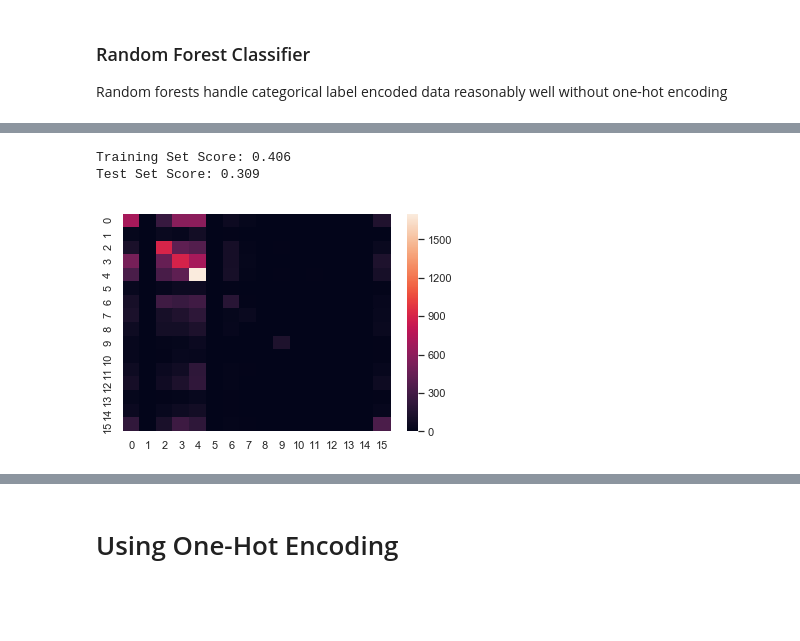
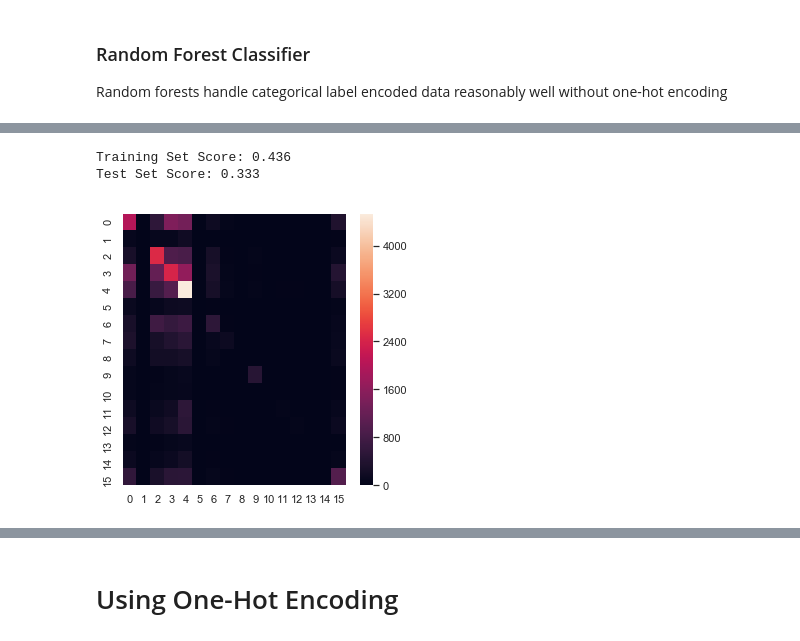
Before and after one commit to cbevis/SF_311, a Jupyter notebook: 311-Exploratory-Analysis.ipynb, the cells around one changed output, grey strips where cells are left out. Drawn from its saved outputs; the diff is of its cells as text; code cells hidden in the pictures; blank space fills up the shorter version.

Commit message:
Added more plots, added day of week to random forest modeling

```diff
--- a/311-Exploratory-Analysis.ipynb
+++ b/311-Exploratory-Analysis.ipynb
@@ -86,0 +102,15 @@ array([ 6.,  8.,  4.,  9.,  5., 10.,  3., 11.,  2.,  1.,  7.,  0., nan])
+# %%
+sns.catplot(x='category',
+            kind='count',
+            palette="ch:.25",
+            height=5,
+            aspect=2,
+            order = df['category'].value_counts().index,
+            data=df)
+sns.set(rc={'figure.figsize':(10,20)})
+plt.xticks(rotation=90)
+plt.xlabel('Category', fontsize=14)
+plt.ylabel('Number of Cases', fontsize=14)
+plt.title('Case Count by Category', fontsize=16)
+plt.show()
+print('Number of categories: {}'.format(df['category'].nunique()))
@@ -492,7 +620,7 @@ plt.show()
 ### Selected Features
 # %%
 # Store the features used for modeling
-features = ['month', 'neighborhood', 'street']
+features = ['month', 'neighborhood', 'street', 'day']
 # %% [markdown]
 ### Training and test data sets
 # %%
@@ -503,23 +631,27 @@ le_month = LabelEncoder()
 le_neigh = LabelEncoder()
 le_street = LabelEncoder()
 le_group = LabelEncoder()
+le_day = LabelEncoder()
 
 X['month'] = le_month.fit_transform(X['month'])
 X['neighborhood'] = le_neigh.fit_transform(X['neighborhood'])
 X['street'] = le_street.fit_transform(X['street'])
+X['day'] = le_day.fit_transform(X['day'])
+
 y = le_group.fit_transform(y)
 
 X_train, X_test, y_train, y_test = train_test_split(X,
-                                                   y,
-                                                   test_size=0.25,
-                                                   random_state=42)
+                                                    y,
+                                                    test_size=0.25,
+                                                    random_state=42)
 # %% [markdown]
 ### Random Forest Classifier
 Random forests handle categorical label encoded data reasonably well without one-hot encoding
 # %%
-parameters = {'max_features': range(1,3),
+parameters = {'max_features': range(1, 4),
               'n_estimators': [50, 100, 200, 300, 400, 500],
-              'min_samples_leaf': [10,50,100,200,500]}
+              'min_samples_leaf': [10, 50, 100, 200, 500]}
 
+rfc = RandomForestClassifier()
 cv = GridSearchCV(rfc, parameters, cv = 5)
 cv.fit(X_train, y_train)
@@ -528,22 +675,23 @@ cv.best_params_
 # %%
 # Initiate a Random Forest Class
-rfc = RandomForestClassifier(max_features=2,
+rfc = RandomForestClassifier(max_features=3,
                              min_samples_leaf=10,
-                             n_estimators=500)
+                             n_estimators=300)
 
 # Fit the Model
 rfc.fit(X_train, y_train)
 y_pred = rfc.predict(X_test)
 
 # Look at the score for the training under sampled data
 y_train_pred = rfc.predict(X_train)
 print('Training Set Score: {:.3f}'.format(rfc.score(X_train, y_train)))
 print('Test Set Score: {:.3f}'.format(rfc.score(X_test, y_test)))
 
 confusion = confusion_matrix(y_test, y_pred)
+plt.figure(figsize=(5,5))
 sns.heatmap(confusion)
 plt.show()
 # %% [output]
-Training Set Score: 0.406
-Test Set Score: 0.309
+Training Set Score: 0.436
+Test Set Score: 0.333
-[figure, old version]
+[figure, new version]
```
Also changed, not shown: parts of 59 cells of this notebook.
